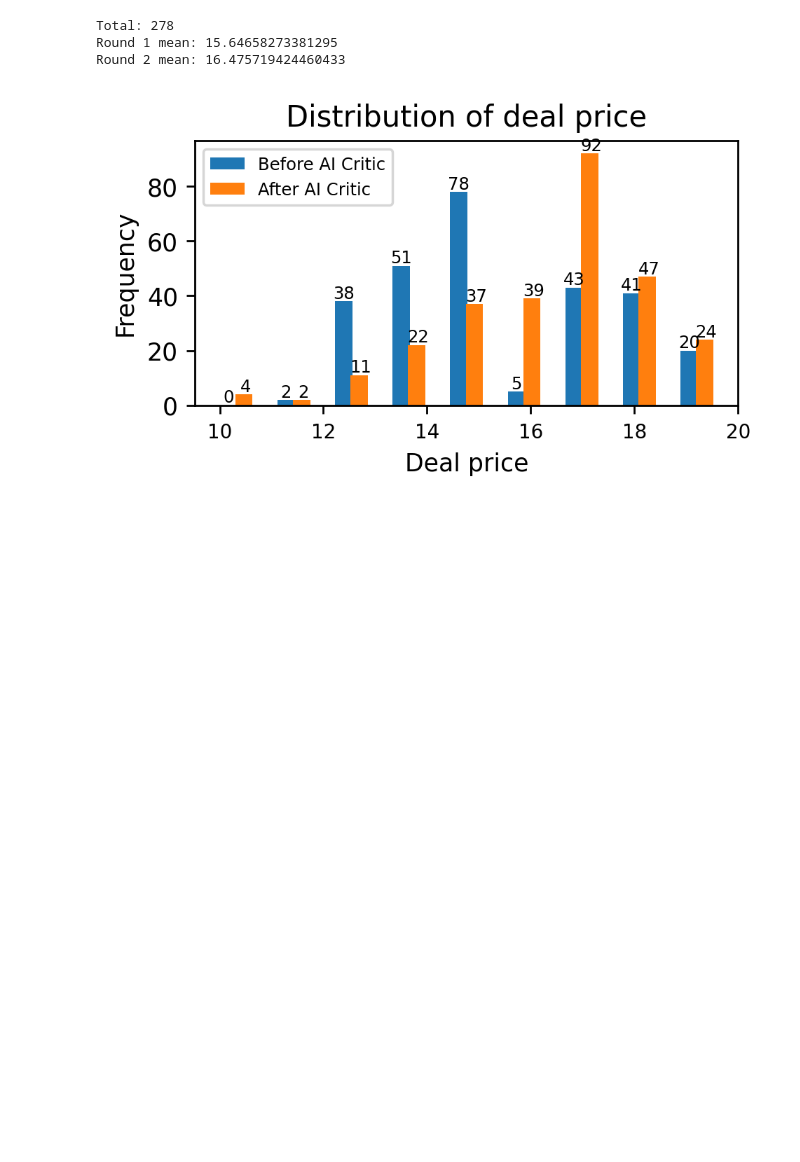
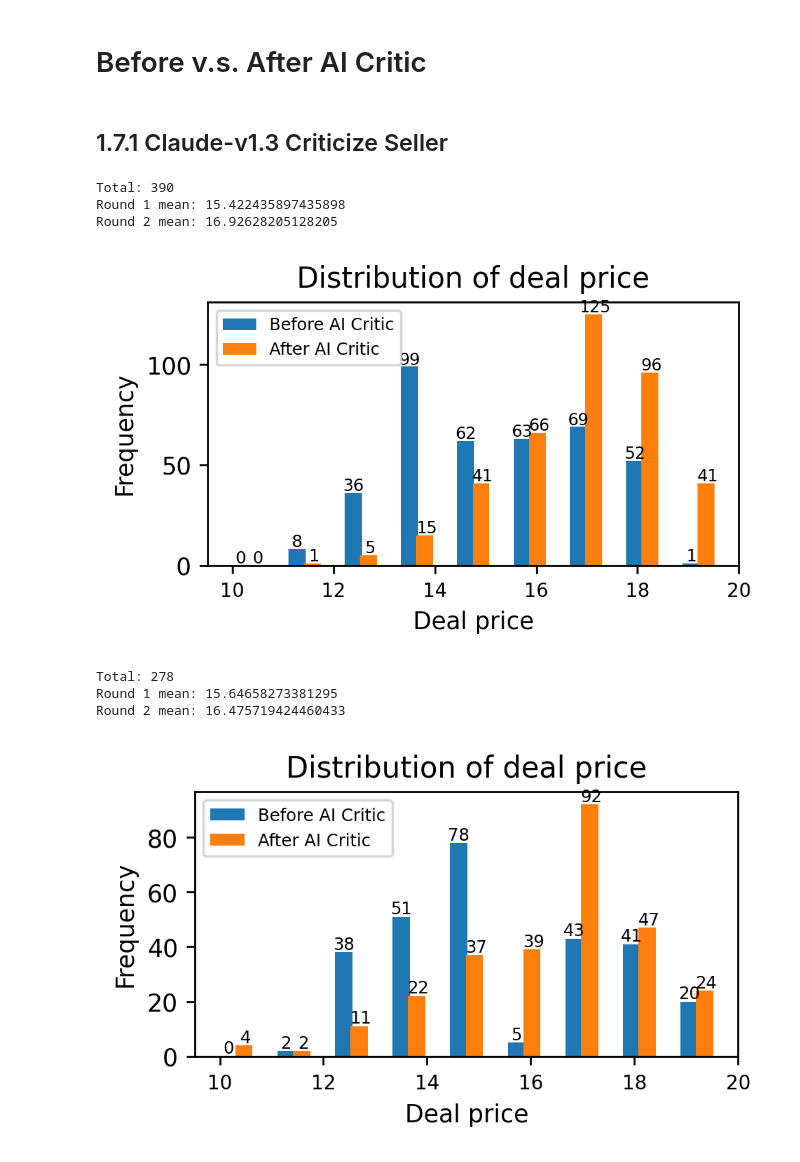
Before and after one commit to FranxYao/GPT-Bargaining, a Jupyter notebook: notebooks/draw_prices.ipynb, the cells around one changed output. Cells and saved outputs as stored; diff of their text form; code cells hidden in the pictures; blank space fills up the shorter version.

Commit message:
refactor code, update experiments in unrolling multiple rounds

```diff
--- a/draw_prices.ipynb
+++ b/notebooks/draw_prices.ipynb
@@ -20,7 +23,7 @@ def read_price(filename):
                 is_first = not is_first
     i = 0
     while i < len(p1):
-        in_range = 10 <= p1[i] <= 20 and 10 <= p2[i] <= 20
+        in_range = 10 < p1[i] < 20 and 10 < p2[i] < 20
         if not in_range:
             p1.pop(i)
             p2.pop(i)
@@ -74 +131,12 @@ def draw(p1, p2):
+# %% [markdown]
+# Before v.s. After AI Critic
+# %% [markdown]
+## 1.7.1 Claude-v1.3 Criticize Seller
+# %%
+draw(*read_price('../outputs/criticize_seller_500_runs_rollout_2_ver_1.7.1.txt')) # claude feedback on seller
+# %% [output]
+Total: 390
+Round 1 mean: 15.422435897435898
+Round 2 mean: 16.92628205128205
+[figure, added]
 # %%
```
Also changed, not shown: parts of 20 cells of this notebook, 37 other files.
